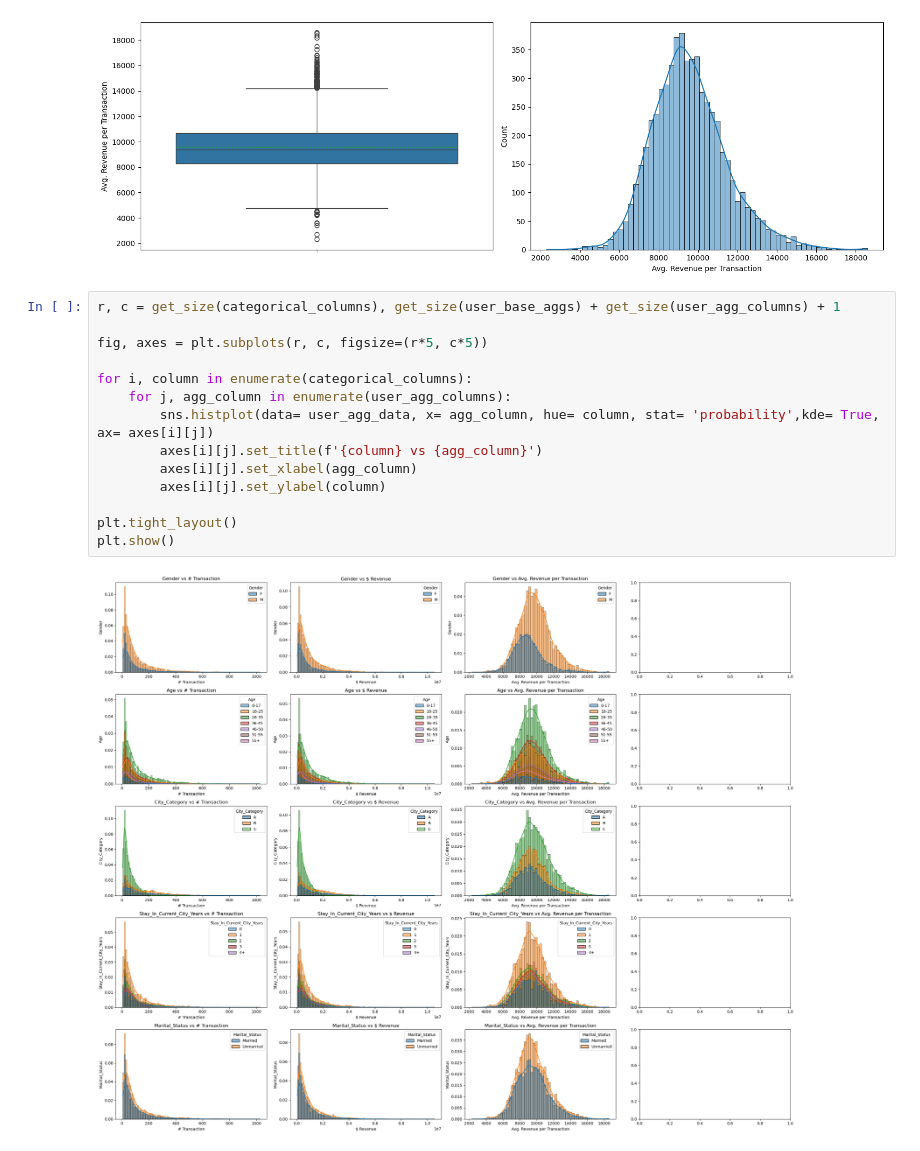
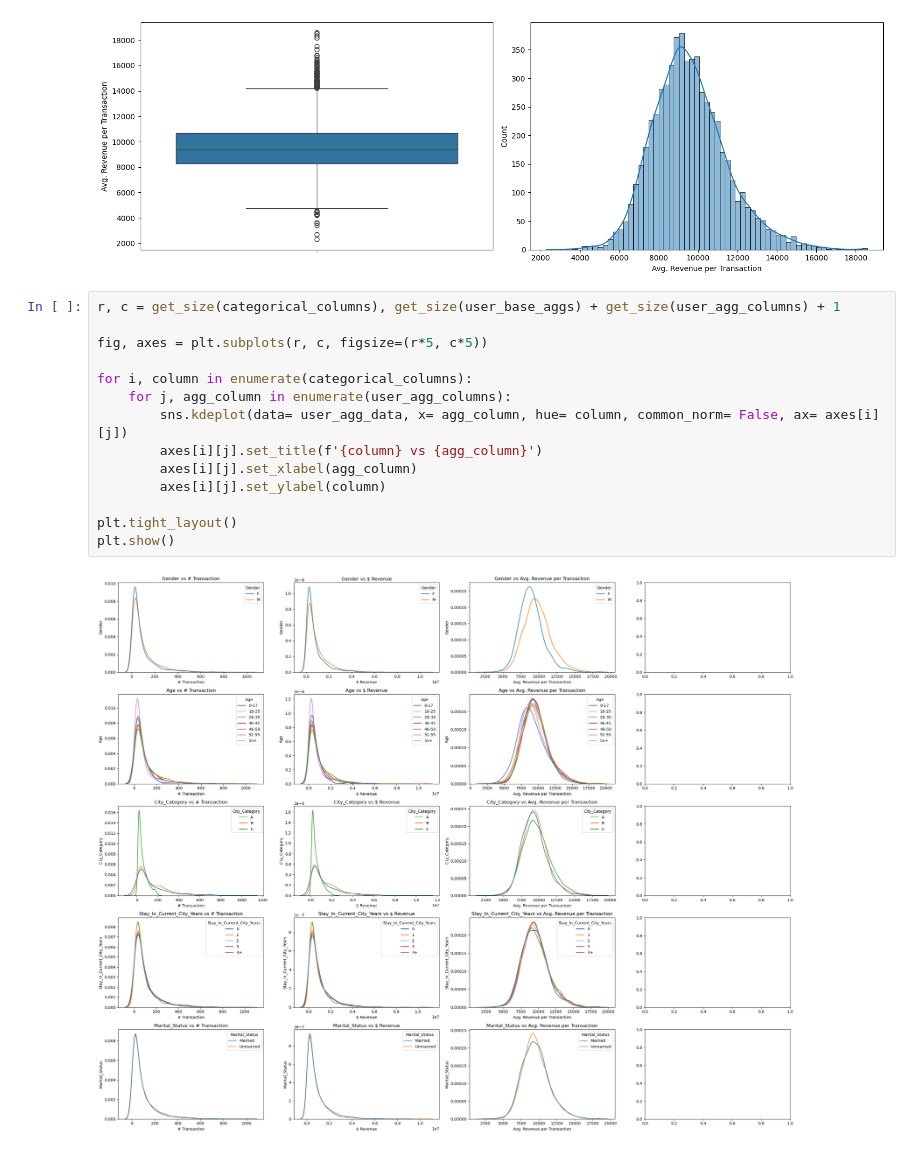
Before and after one commit to lsp-sandeep/ScalerDSML, a Jupyter notebook: Walmart/exploratory_analysis.ipynb, the cells around one changed output. Cells and saved outputs as stored; diff of their text form.

```diff
--- a/Walmart/exploratory_analysis.ipynb
+++ b/Walmart/exploratory_analysis.ipynb
@@ -502,16 +501,16 @@ plt.show()
 # %%
 r, c = get_size(categorical_columns), get_size(user_base_aggs) + get_size(user_agg_columns) + 1
 
 fig, axes = plt.subplots(r, c, figsize=(r*5, c*5))
 
 for i, column in enumerate(categorical_columns):
     for j, agg_column in enumerate(user_agg_columns):
-        sns.histplot(data= user_agg_data, x= agg_column, hue= column, stat= 'probability',kde= True, ax= axes[i][j])
+        sns.kdeplot(data= user_agg_data, x= agg_column, hue= column, common_norm= False, ax= axes[i][j])
         axes[i][j].set_title(f'{column} vs {agg_column}')
         axes[i][j].set_xlabel(agg_column)
         axes[i][j].set_ylabel(column)
 
 plt.tight_layout()
 plt.show()
 # %% [output]
-[figure, old version]
+[figure, new version]
```
Also changed, not shown: parts of 3 cells of this notebook.
